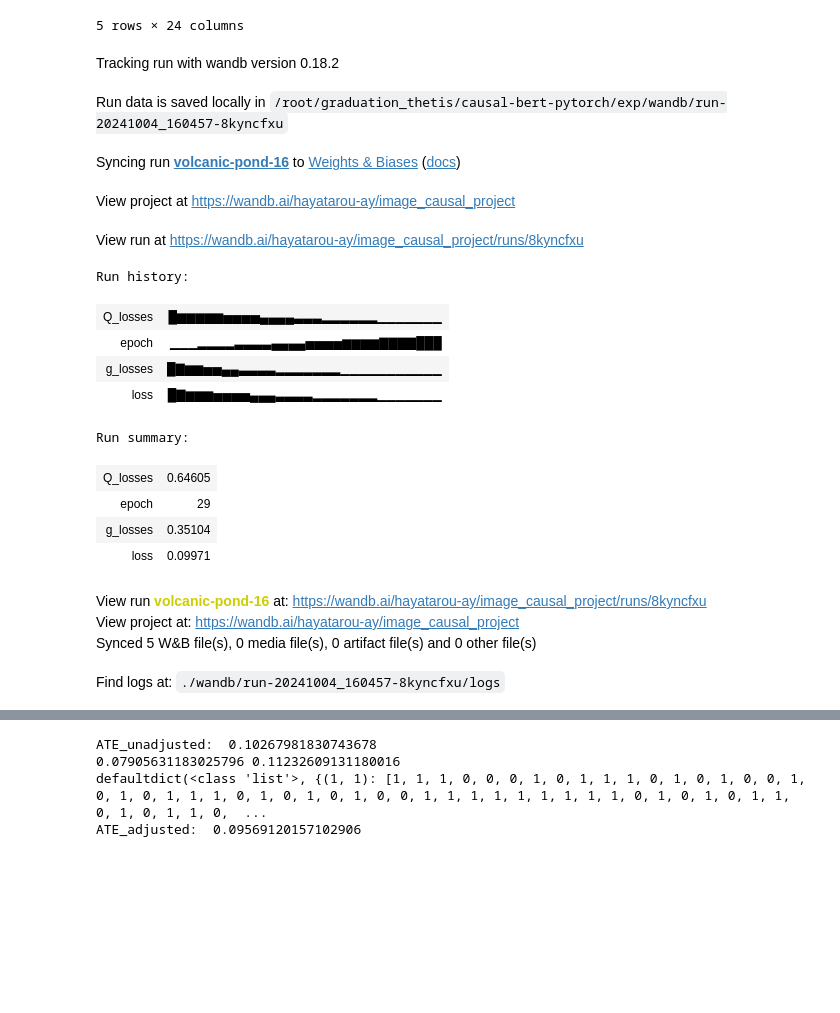
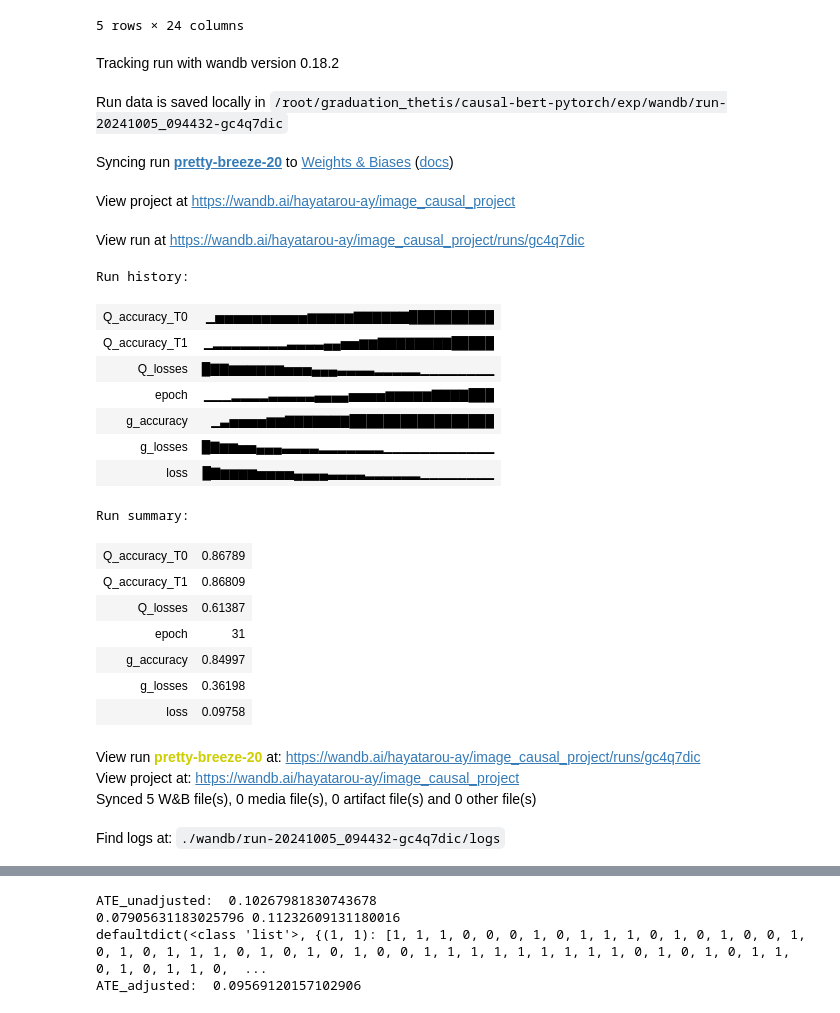
Before and after one commit to tomatoboy-hub/causal-image, a Jupyter notebook: exp/image_causal_wandb.ipynb, the cells around one changed output, grey strips where cells are left out. Drawn from its saved outputs; the diff is of its cells as text; code cells hidden in the pictures; blank space fills up the shorter version.

```diff
--- a/exp/image_causal_wandb.ipynb
+++ b/exp/image_causal_wandb.ipynb
@@ -157,6 +158,9 @@ class CausalImageModelWrapper:
             epoch_losses = []
             g_losses = []
             Q_losses = []
+            g_accuracies = []
+            Q_accuracies_T0 = []
+            Q_accuracies_T1 = []
             for batch in dataloader:
                 if CUDA:
                     batch = tuple(x.cuda() for x in batch)
@@ -167,6 +171,18 @@ class CausalImageModelWrapper:
                 g_loss = CrossEntropyLoss()(g_logits, treatments)
                 Q_loss_T0 = CrossEntropyLoss()(Q_logits_T0, outcomes)
                 Q_loss_T1 = CrossEntropyLoss()(Q_logits_T1, outcomes)
+
+                # Accuracy計算
+                g_preds = torch.argmax(g_logits, dim=1)
+                Q_preds_T0 = torch.argmax(Q_logits_T0, dim=1)
+                Q_preds_T1 = torch.argmax(Q_logits_T1, dim=1)
+
+                g_accuracy = accuracy_score(treatments.cpu().numpy(), g_preds.cpu().numpy())
+                Q_accuracy_T0 = accuracy_score(outcomes.cpu().numpy(), Q_preds_T0.cpu().numpy())
+                Q_accuracy_T1 = accuracy_score(outcomes.cpu().numpy(), Q_preds_T1.cpu().numpy())
+                g_accuracies.append(g_accuracy)
+                Q_accuracies_T0.append(Q_accuracy_T0)
+                Q_accuracies_T1.append(Q_accuracy_T1)
 
                 loss = self.loss_weights['g'] * g_loss + self.loss_weights['Q'] * (Q_loss_T0 + Q_loss_T1)
                 loss.backward()
@@ -179,7 +195,18 @@ class CausalImageModelWrapper:
             avg_loss = sum(epoch_losses) / len(epoch_losses)
             avg_g_loss = sum(g_losses) / len(g_losses)
             avg_Q_loss = sum(Q_losses) / len(Q_losses)
-            wandb.log({"epoch": epoch, "loss":avg_loss, "g_losses":avg_g_loss, "Q_losses" : avg_Q_loss})
+            avg_g_accuracy = sum(g_accuracies) / len(g_accuracies)
+            avg_Q_accuracy_T0 = sum(Q_accuracies_T0) / len(Q_accuracies_T0)
+            avg_Q_accuracy_T1 = sum(Q_accuracies_T1) / len(Q_accuracies_T1)
+            wandb.log({
+                "epoch": epoch,
+                "loss":avg_loss,
+                "g_losses":avg_g_loss,
+                "Q_losses" : avg_Q_loss,
+                "g_accuracy": avg_g_accuracy,
+                "Q_accuracy_T0": avg_Q_accuracy_T0,
+                "Q_accuracy_T1": avg_Q_accuracy_T1
+                })
         wandb.watch(self.model)
         wandb.finish()
         return self.model
@@ -196,6 +223,8 @@ class CausalImageModelWrapper:
                 batch = (x.cuda() for x in batch)
             images, confounds, _ ,outcomes = batch
             g_prob, Q0, Q1 ,_,_,_= self.model(images, confounds, outcome = outcomes)
+
+
             Q0s += Q0.detach().cpu().numpy().tolist()
             Q1s += Q1.detach().cpu().numpy().tolist()
             Ys += outcomes.detach().cpu().numpy().tolist()
@@ -203,7 +232,8 @@ class CausalImageModelWrapper:
             ## [todo] inferenceメソッドの形式?
         probs = np.array(list(zip(Q0s, Q1s)))
         preds = np.argmax(probs, axis = 1)
-        return probs, preds,Ys
+
+        return probs, preds, Ys
 
     def ATE(self,C,image, Y = None, platt_scaling = False):
         ## [todo] ATEの計算方法
@@ -214,7 +244,8 @@ class CausalImageModelWrapper:
         else:
             Q0 = Q_probs[:,0]
             Q1 = Q_probs[:,1]
-        print("Q0:",Q0, "Q1:",Q1)
+
+        print("Q0:", Q0, "Q1:", Q1)
         return np.mean(Q0 - Q1)
 
     def build_dataloader(self,image_paths, confounds, treatments = None, outcomes = None,batch_size = 32,sampler = "random"):
@@ -271,25 +302,30 @@ df.head()
 df["light_or_dark"] = df["light_or_dark"].apply(lambda x : 1 if x == "light" else 0)
 # %%
 ci = CausalImageModelWrapper(batch_size = 32, g_weight=0.1, Q_weight=0.1)
-ci.train(df["img_path"],df["light_or_dark"], df["price_ave"], df["outcome"],epochs = 30)
-print(ci.ATE(df["light_or_dark"], df["img_path"], platt_scaling = False))
+ci.train(df["img_path"],df["light_or_dark"], df["price_ave"], df["outcome"],epochs = 32)
 # %% [output]
 Tracking run with wandb version 0.18.2
-Run data is saved locally in /root/graduation_thetis/causal-bert-pytorch/exp/wandb/run-20241004_160457-8kyncfxu
+Run data is saved locally in /root/graduation_thetis/causal-bert-pytorch/exp/wandb/run-20241005_094432-gc4q7dic
-Syncing run volcanic-pond-16 to Weights & Biases (docs)
+Syncing run pretty-breeze-20 to Weights & Biases (docs)
 View project at https://wandb.ai/hayatarou-ay/image_causal_project
-View run at https://wandb.ai/hayatarou-ay/image_causal_project/runs/8kyncfxu
+View run at https://wandb.ai/hayatarou-ay/image_causal_project/runs/gc4q7dic
 Run history:
-| Q_losses | █▆▆▆▆▆▅▅▅▅▄▄▄▄▃▃▃▂▂▂▂▂▂▁▁▁▁▁▁▁ |
-| epoch | ▁▁▁▂▂▂▂▃▃▃▃▄▄▄▄▅▅▅▅▆▆▆▆▇▇▇▇███ |
-| g_losses | █▇▆▆▅▅▄▄▃▃▃▃▂▂▂▂▂▂▂▁▁▁▁▁▁▁▁▁▁▁ |
-| loss | █▇▆▆▆▅▅▅▅▄▄▄▃▃▃▃▂▂▂▂▂▂▂▁▁▁▁▁▁▁ |
+| Q_accuracy_T0 | ▁▅▅▅▅▅▅▅▅▅▅▆▆▆▆▆▇▇▇▇▇▇██████████ |
+| Q_accuracy_T1 | ▁▂▂▂▂▂▂▂▂▃▃▃▃▄▄▅▅▆▆▇▇▇▇▇▇▇▇█████ |
+| Q_losses | █▇▇▆▆▆▆▆▆▅▅▅▄▄▄▃▃▃▃▂▂▂▂▂▁▁▁▁▁▁▁▁ |
+| epoch | ▁▁▁▂▂▂▂▃▃▃▃▃▄▄▄▄▅▅▅▅▆▆▆▆▆▇▇▇▇███ |
+| g_accuracy | ▁▃▅▅▅▅▆▆▇▇▇▇▇▇▇█████████████████ |
+| g_losses | █▇▆▆▅▅▄▄▄▃▃▃▃▂▂▂▂▂▂▂▁▁▁▁▁▁▁▁▁▁▁▁ |
+| loss | █▇▆▆▆▆▅▅▅▅▄▄▄▄▃▃▃▃▂▂▂▂▂▂▁▁▁▁▁▁▁▁ |
 Run summary:
-| Q_losses | 0.64605 |
-| epoch | 29 |
-| g_losses | 0.35104 |
-| loss | 0.09971 |
+| Q_accuracy_T0 | 0.86789 |
+| Q_accuracy_T1 | 0.86809 |
+| Q_losses | 0.61387 |
+| epoch | 31 |
+| g_accuracy | 0.84997 |
+| g_losses | 0.36198 |
+| loss | 0.09758 |
-View run volcanic-pond-16 at: https://wandb.ai/hayatarou-ay/image_causal_project/runs/8kyncfxu
+View run pretty-breeze-20 at: https://wandb.ai/hayatarou-ay/image_causal_project/runs/gc4q7dic
 View project at: https://wandb.ai/hayatarou-ay/image_causal_project
 Synced 5 W&B file(s), 0 media file(s), 0 artifact file(s) and 0 other file(s)
-Find logs at: ./wandb/run-20241004_160457-8kyncfxu/logs
+Find logs at: ./wandb/run-20241005_094432-gc4q7dic/logs
```
Also changed, not shown: parts of 13 cells of this notebook, 5 other files.
